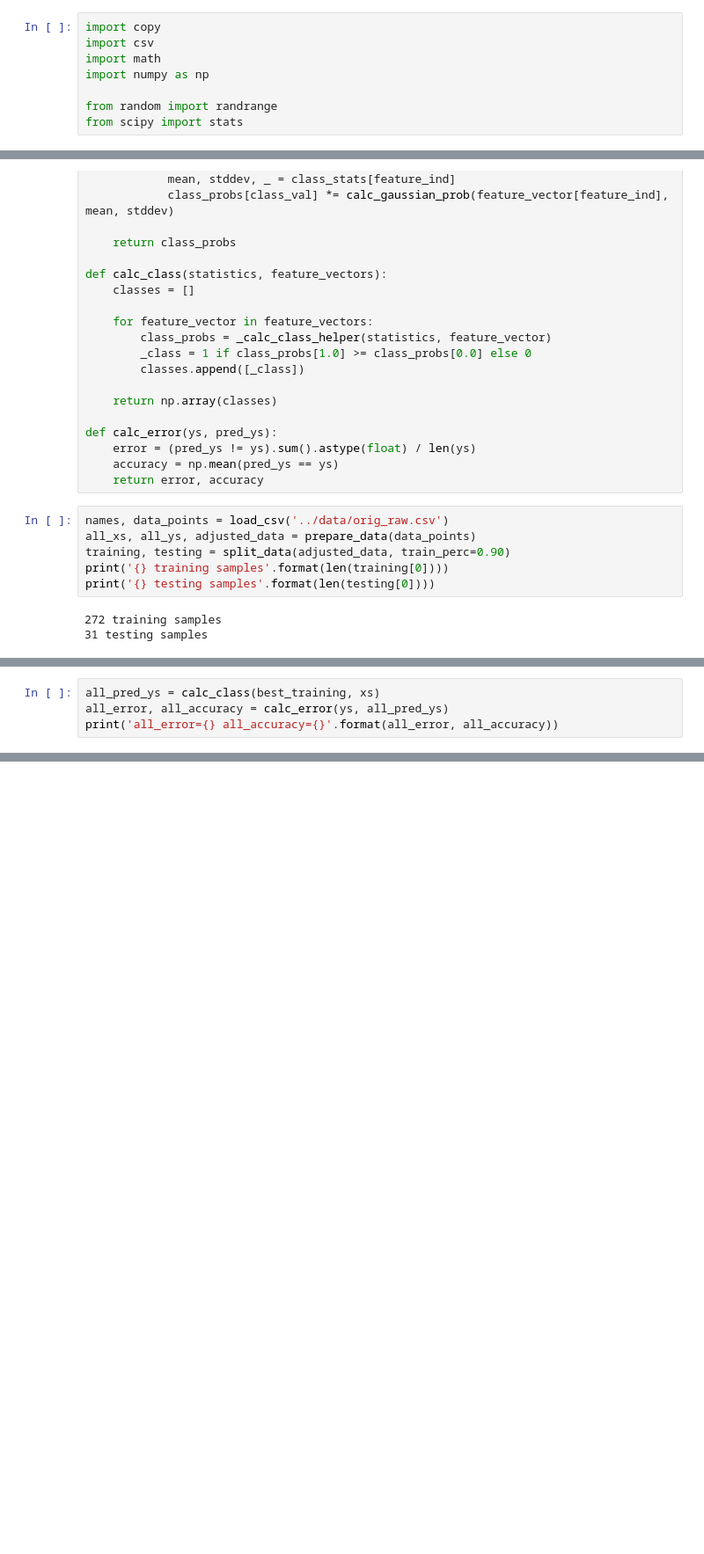
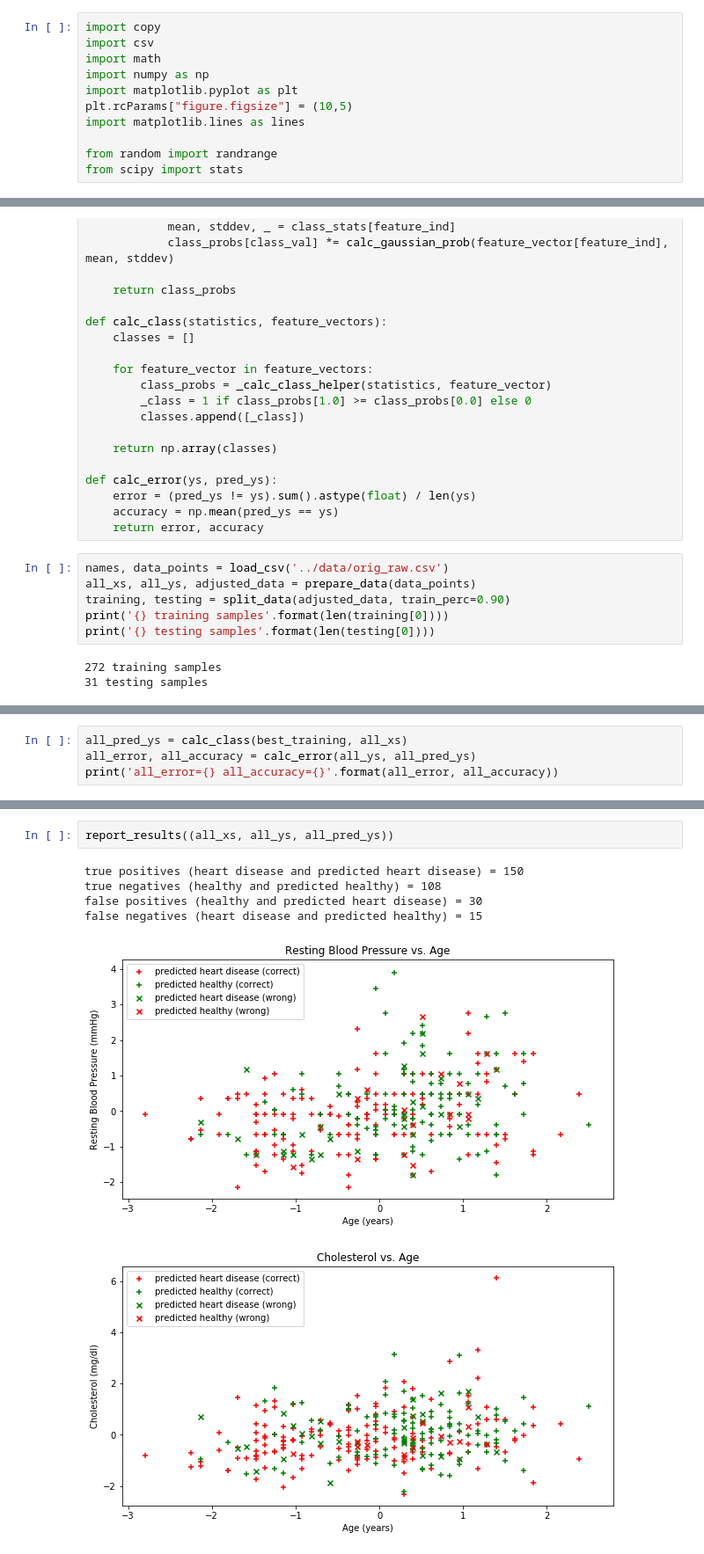
Before and after one commit to nseidl/ml_heart_disease, a Jupyter notebook: src/NaiveBayes.ipynb, the cells around one changed output, grey strips where cells are left out. Shown at 88% size. Cells and saved outputs as stored; diff of their text form; blank space fills up the shorter version.

Commit message:
graphs done for gaussian naive bayes

```diff
--- a/src/NaiveBayes.ipynb
+++ b/src/NaiveBayes.ipynb
@@ -3,6 +3,9 @@ import copy
 import csv
 import math
 import numpy as np
+import matplotlib.pyplot as plt
+plt.rcParams["figure.figsize"] = (10,5)
+import matplotlib.lines as lines
 
 from random import randrange
 from scipy import stats
@@ -234,5 +237,5 @@ lowest_error=0.0740740740741
 # %%
-all_pred_ys = calc_class(best_training, xs)
-all_error, all_accuracy = calc_error(ys, all_pred_ys)
+all_pred_ys = calc_class(best_training, all_xs)
+all_error, all_accuracy = calc_error(all_ys, all_pred_ys)
 print('all_error={} all_accuracy={}'.format(all_error, all_accuracy))
 # %% [output]
@@ -239,0 +297,9 @@ all_error=0.152263374486 all_accuracy=0.847736625514
+# %%
+report_results((all_xs, all_ys, all_pred_ys))
+# %% [output]
+true positives (heart disease and predicted heart disease) = 150
+true negatives (healthy and predicted healthy) = 108
+false positives (healthy and predicted heart disease) = 30
+false negatives (heart disease and predicted healthy) = 15
+[figure, added]
+[figure, added]
```
Also changed, not shown: parts of 5 cells of this notebook.
